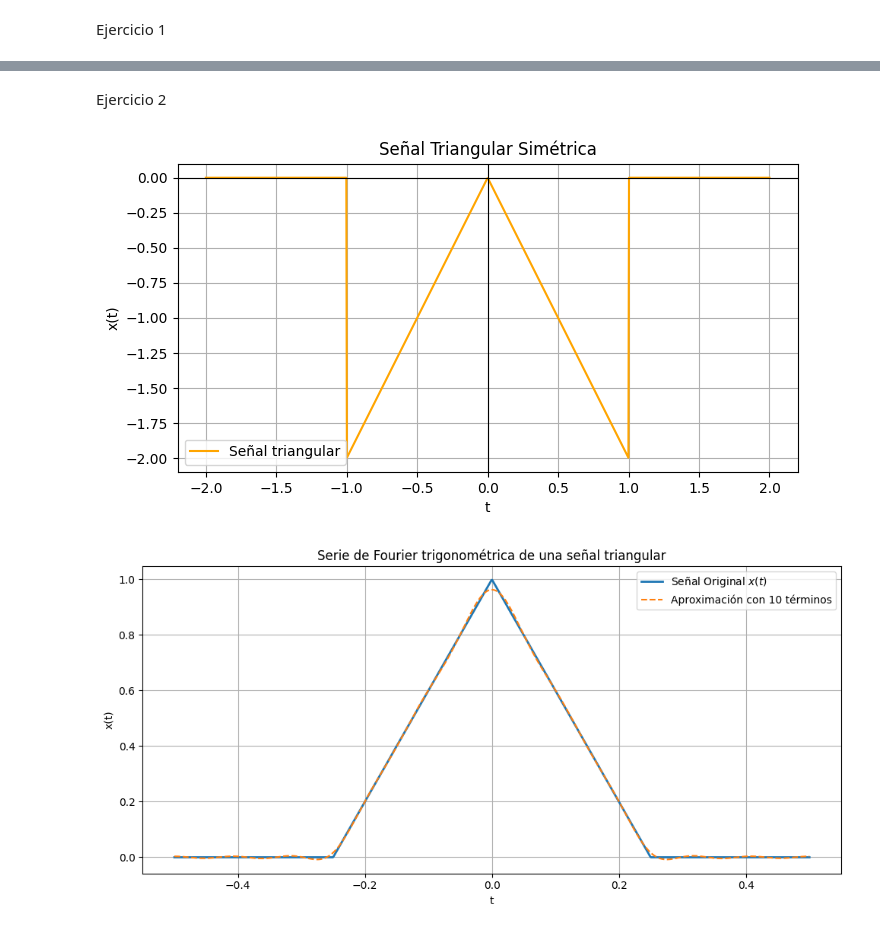
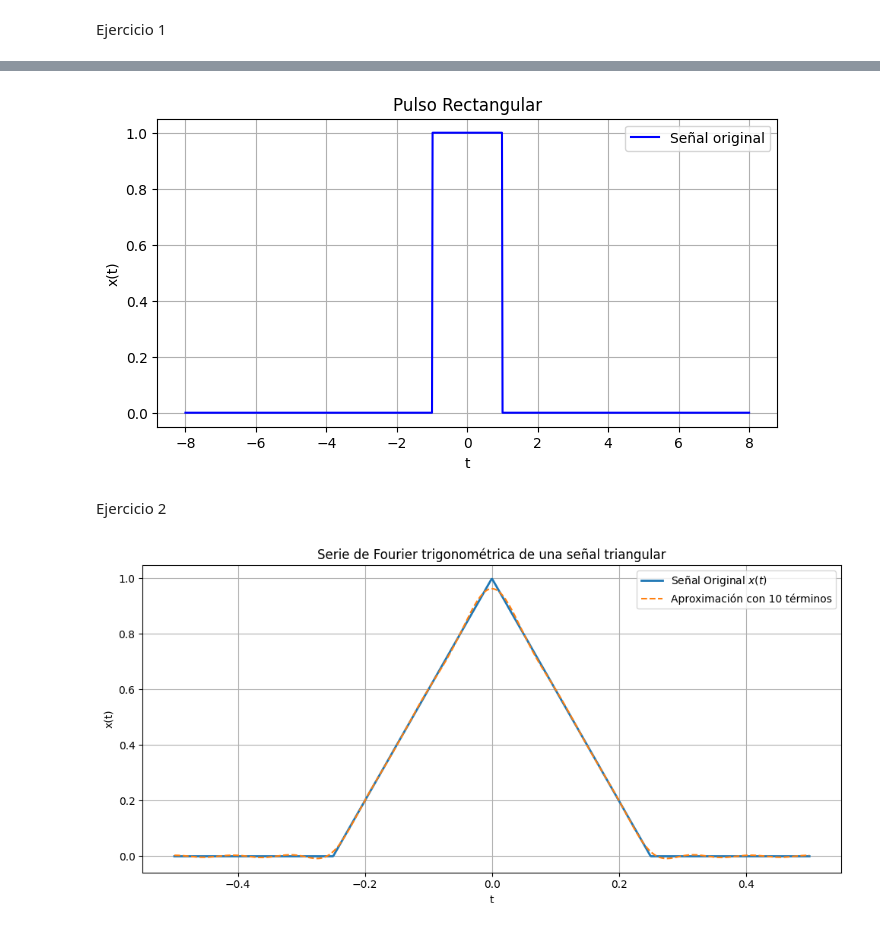
Before and after one commit to orodriguezq/orodriguezq-Senales_Y_Sistemas, a Jupyter notebook: Introduccion_S_Y_S/Ejercicios_clase.ipynb, the cells around one changed output, grey strips where cells are left out. Drawn from its saved outputs; the diff is of its cells as text; code cells hidden in the pictures.

```diff
--- a/Introduccion_S_Y_S/Ejercicios_clase.ipynb
+++ b/Introduccion_S_Y_S/Ejercicios_clase.ipynb
@@ -76,32 +5,45 @@ plt.show()
+# %%
+import numpy as np
+import matplotlib.pyplot as plt
+
+# Parámetros de la señal
+A = 1
+tau = 2
+T = 4
+w0 = 2 * np.pi / T
+t = np.linspace(-2*T, 2*T, 1000)
+
+# Señal original: pulso rectangular centrado
+x_original = A * ((t >= -tau/2) & (t <= tau/2)).astype(float)
+
+# Cálculo de coeficientes
+def a0():
+    return (1/T) * A * tau  # Área bajo el pulso
+
+def an(n):
+    return (2 * A / (n * np.pi)) * np.sin(n * np.pi * tau / T)
+
+def bn(n):
+    return 0  # Por simetría par
+
+# Espectro
+N_terms = 20
+n_vals = np.arange(1, N_terms + 1)
+an_vals = np.array([an(n) for n in n_vals])
+
+# Graficar señal original
+plt.figure(figsize=(8, 4))
+plt.plot(t, x_original, label='Señal original', color='blue')
+plt.title('Pulso Rectangular')
+plt.xlabel('t')
+plt.ylabel('x(t)')
+plt.grid(True)
+plt.legend()
+plt.show()
+# %% [output]
+[figure, added]
 # %% [markdown]
 Ejercicio 2
-# %%
-import numpy as np
-import matplotlib.pyplot as plt
-
-# Parámetros
-B = 1
-tau = 2
-t = np.linspace(-2, 2, 1000)
-x = np.zeros_like(t)
-
-# Definición por tramos
-x[(t >= -tau/2) & (t < 0)] = (4 * B / tau) * t[(t >= -tau/2) & (t < 0)]
-x[(t >= 0) & (t <= tau/2)] = (-4 * B / tau) * t[(t >= 0) & (t <= tau/2)]
-
-# Gráfica
-plt.figure(figsize=(8, 4))
-plt.plot(t, x, label='Señal triangular', color='orange')
-plt.title('Señal Triangular Simétrica')
-plt.xlabel('t')
-plt.ylabel('x(t)')
-plt.grid(True)
-plt.axhline(0, color='black', linewidth=0.8)
-plt.axvline(0, color='black', linewidth=0.8)
-plt.legend()
-plt.show()
-# %% [output]
-[figure, removed]
 # %%
 import numpy as np
 import matplotlib.pyplot as plt
```
Also changed, not shown: parts of 1 cell of this notebook.
